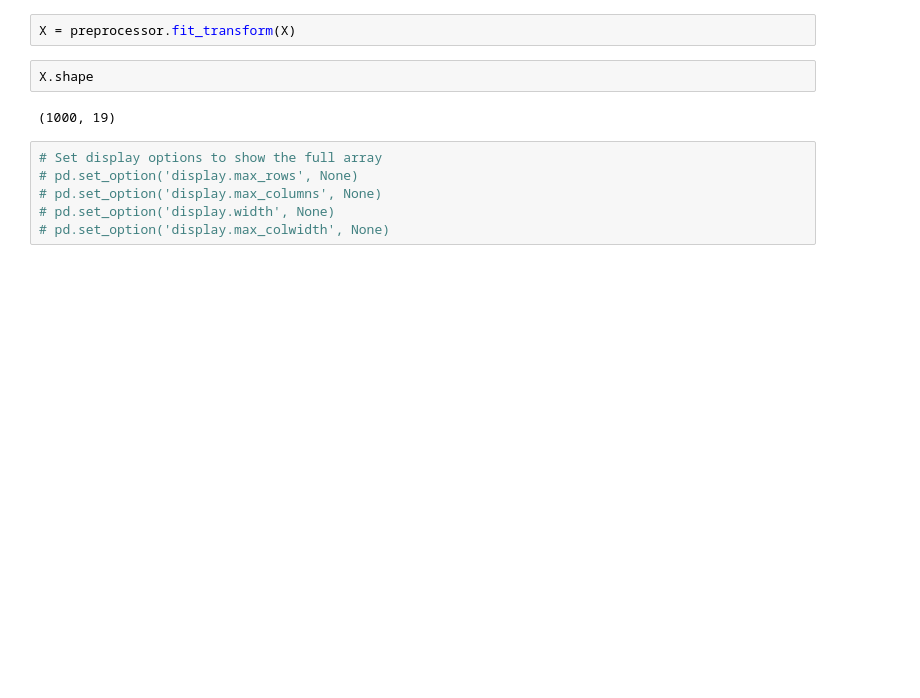
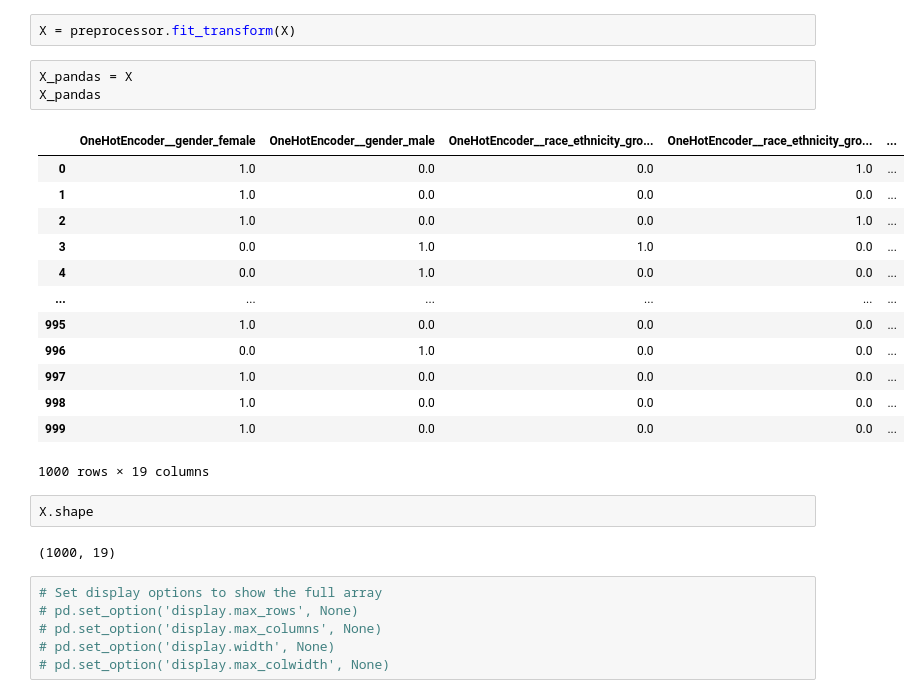
Before and after one commit to Aadarsh4u-code/mlproject, a Jupyter notebook: notebook/model_training.ipynb, the cells around one changed output. Saved outputs shown, nothing was run; the diff lists cells and outputs as text; blank space fills up the shorter version.

```diff
--- a/notebook/model_training.ipynb
+++ b/notebook/model_training.ipynb
@@ -111,5 +119,22 @@ preprocessor = ColumnTransformer(
 # %%
 X = preprocessor.fit_transform(X)
+# %%
+X_pandas = X
+X_pandas
+# %% [output]
+|  | OneHotEncoder__gender_female | OneHotEncoder__gender_male | OneHotEncoder__race_ethnicity_gro... | OneHotEncoder__race_ethnicity_gro... | ... |
+| 0 | 1.0 | 0.0 | 0.0 | 1.0 | ... |
+| 1 | 1.0 | 0.0 | 0.0 | 0.0 | ... |
+| 2 | 1.0 | 0.0 | 0.0 | 1.0 | ... |
+| 3 | 0.0 | 1.0 | 1.0 | 0.0 | ... |
+| 4 | 0.0 | 1.0 | 0.0 | 0.0 | ... |
+| ... | ... | ... | ... | ... | ... |
+| 995 | 1.0 | 0.0 | 0.0 | 0.0 | ... |
+| 996 | 0.0 | 1.0 | 0.0 | 0.0 | ... |
+| 997 | 1.0 | 0.0 | 0.0 | 0.0 | ... |
+| 998 | 1.0 | 0.0 | 0.0 | 0.0 | ... |
+| 999 | 1.0 | 0.0 | 0.0 | 0.0 | ... |
+1000 rows × 19 columns
 # %%
 X.shape
 # %% [output]
```
Also changed, not shown: parts of 8 cells of this notebook, 3 other files.
